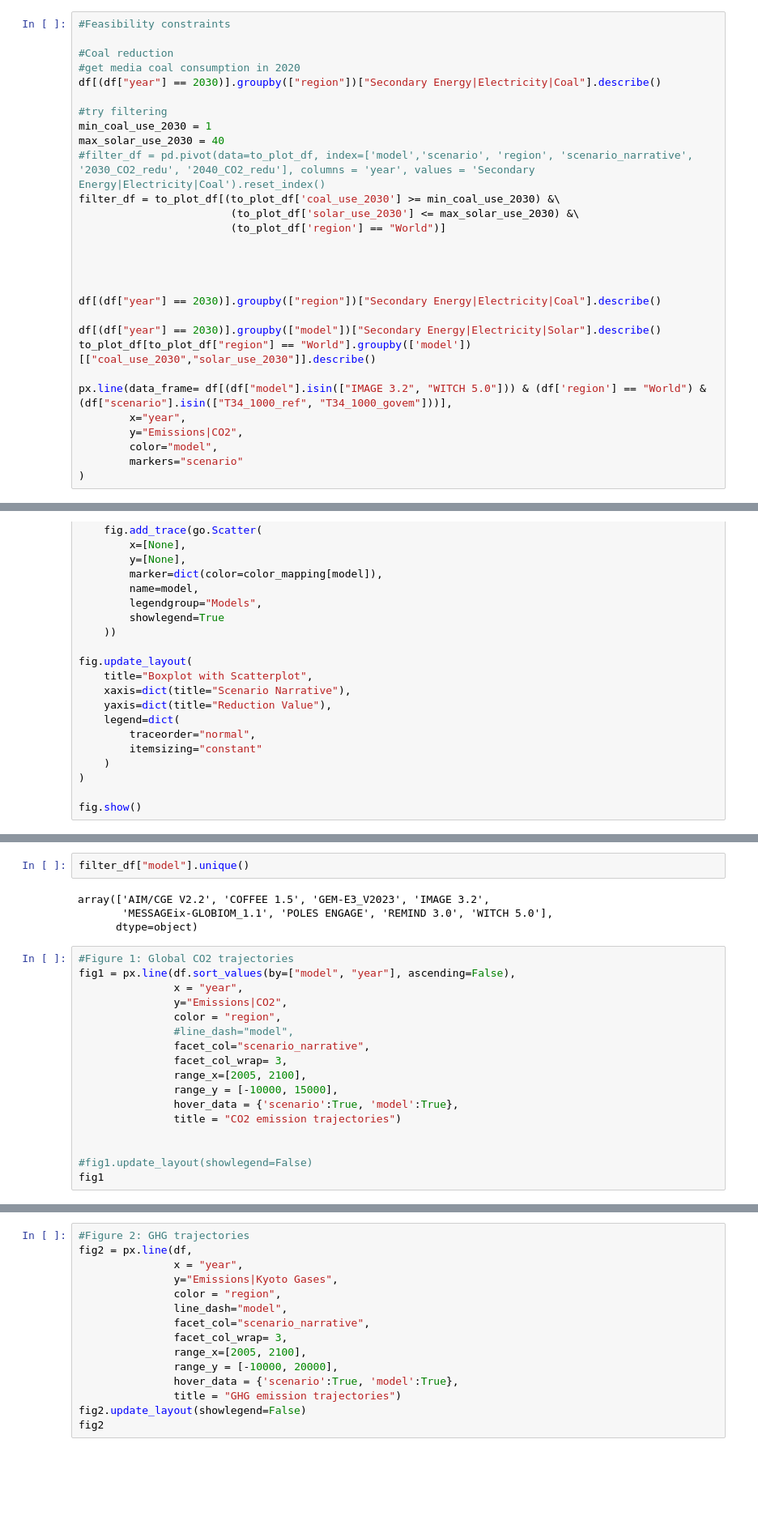
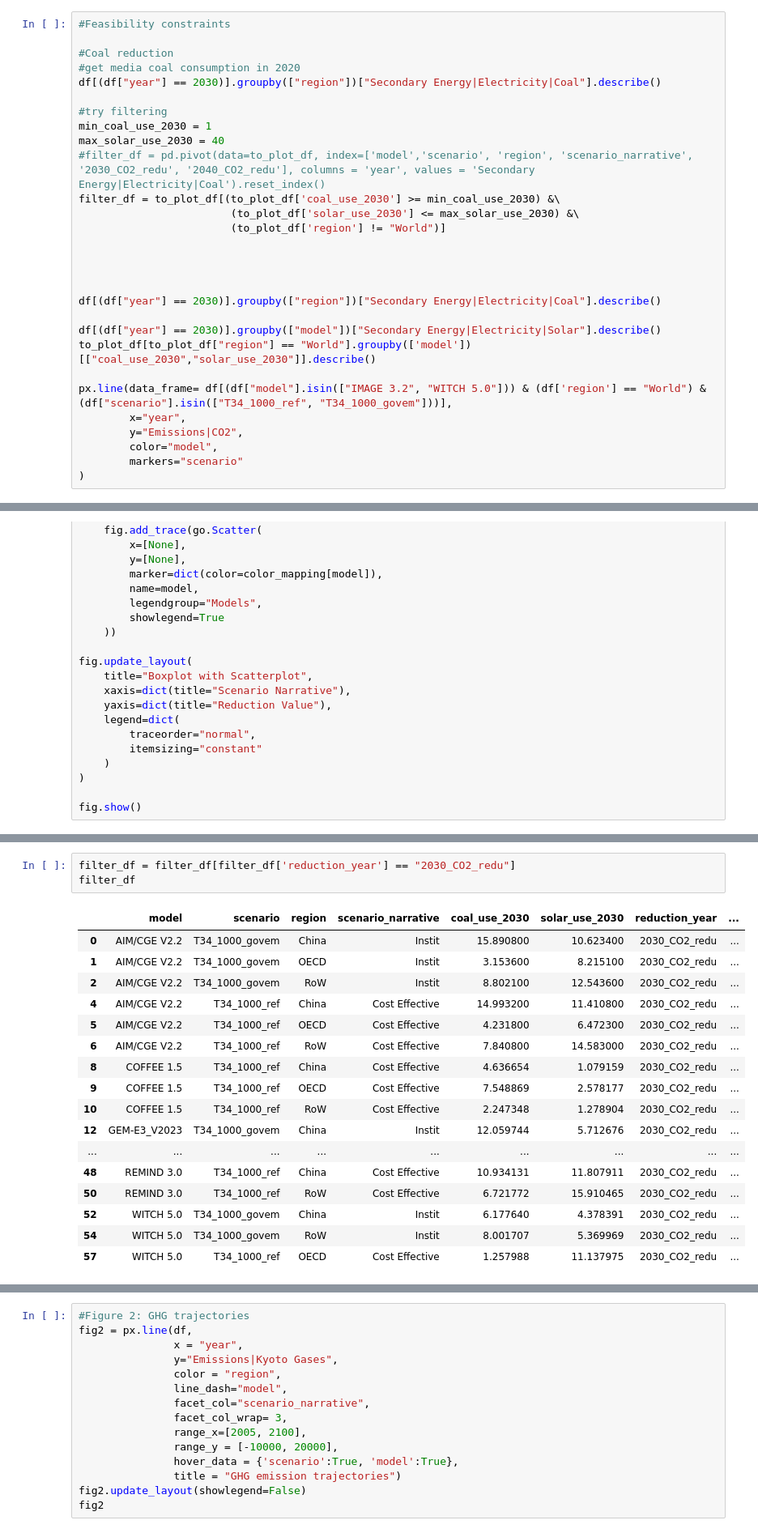
Before and after one commit to zyankarli/Feasibility_Tool, a Jupyter notebook: Tryout_Book.ipynb, the cells around one changed output, grey strips where cells are left out. Shown at 81% size. Saved outputs shown, nothing was run; the diff lists cells and outputs as text; blank space fills up the shorter version.

```diff
--- a/Tryout_Book.ipynb
+++ b/Tryout_Book.ipynb
@@ -295,7 +339,7 @@ max_solar_use_2030 = 40
 #filter_df = pd.pivot(data=to_plot_df, index=['model','scenario', 'region', 'scenario_narrative', '2030_CO2_redu', '2040_CO2_redu'], columns = 'year', values = 'Secondary Energy|Electricity|Coal').reset_index()
 filter_df = to_plot_df[(to_plot_df['coal_use_2030'] >= min_coal_use_2030) &\
                         (to_plot_df['solar_use_2030'] <= max_solar_use_2030) &\
-                        (to_plot_df['region'] == "World")]
+                        (to_plot_df['region'] != "World")]
 
 
 
@@ -499,23 +548,21 @@ fig.show()
-# %%
-filter_df["model"].unique()
-# %% [output]
-array(['AIM/CGE V2.2', 'COFFEE 1.5', 'GEM-E3_V2023', 'IMAGE 3.2',
-       'MESSAGEix-GLOBIOM_1.1', 'POLES ENGAGE', 'REMIND 3.0', 'WITCH 5.0'],
-      dtype=object)
-# %%
-#Figure 1: Global CO2 trajectories
-fig1 = px.line(df.sort_values(by=["model", "year"], ascending=False),
-               x = "year",
-               y="Emissions|CO2",
-               color = "region",
-               #line_dash="model",
-               facet_col="scenario_narrative",
-               facet_col_wrap= 3,
-               range_x=[2005, 2100],
-               range_y = [-10000, 15000],
-               hover_data = {'scenario':True, 'model':True},
-               title = "CO2 emission trajectories")
-
-
-#fig1.update_layout(showlegend=False)
-fig1
+# %%
+filter_df = filter_df[filter_df['reduction_year'] == "2030_CO2_redu"]
+filter_df
+# %% [output]
+|  | model | scenario | region | scenario_narrative | coal_use_2030 | solar_use_2030 | reduction_year | ... |
+| 0 | AIM/CGE V2.2 | T34_1000_govem | China | Instit | 15.890800 | 10.623400 | 2030_CO2_redu | ... |
+| 1 | AIM/CGE V2.2 | T34_1000_govem | OECD | Instit | 3.153600 | 8.215100 | 2030_CO2_redu | ... |
+| 2 | AIM/CGE V2.2 | T34_1000_govem | RoW | Instit | 8.802100 | 12.543600 | 2030_CO2_redu | ... |
+| 4 | AIM/CGE V2.2 | T34_1000_ref | China | Cost Effective | 14.993200 | 11.410800 | 2030_CO2_redu | ... |
+| 5 | AIM/CGE V2.2 | T34_1000_ref | OECD | Cost Effective | 4.231800 | 6.472300 | 2030_CO2_redu | ... |
+| 6 | AIM/CGE V2.2 | T34_1000_ref | RoW | Cost Effective | 7.840800 | 14.583000 | 2030_CO2_redu | ... |
+| 8 | COFFEE 1.5 | T34_1000_ref | China | Cost Effective | 4.636654 | 1.079159 | 2030_CO2_redu | ... |
+| 9 | COFFEE 1.5 | T34_1000_ref | OECD | Cost Effective | 7.548869 | 2.578177 | 2030_CO2_redu | ... |
+| 10 | COFFEE 1.5 | T34_1000_ref | RoW | Cost Effective | 2.247348 | 1.278904 | 2030_CO2_redu | ... |
+| 12 | GEM-E3_V2023 | T34_1000_govem | China | Instit | 12.059744 | 5.712676 | 2030_CO2_redu | ... |
+| ... | ... | ... | ... | ... | ... | ... | ... | ... |
+| 48 | REMIND 3.0 | T34_1000_ref | China | Cost Effective | 10.934131 | 11.807911 | 2030_CO2_redu | ... |
+| 50 | REMIND 3.0 | T34_1000_ref | RoW | Cost Effective | 6.721772 | 15.910465 | 2030_CO2_redu | ... |
+| 52 | WITCH 5.0 | T34_1000_govem | China | Instit | 6.177640 | 4.378391 | 2030_CO2_redu | ... |
+| 54 | WITCH 5.0 | T34_1000_govem | RoW | Instit | 8.001707 | 5.369969 | 2030_CO2_redu | ... |
+| 57 | WITCH 5.0 | T34_1000_ref | OECD | Cost Effective | 1.257988 | 11.137975 | 2030_CO2_redu | ... |
```
Also changed, not shown: parts of 4 cells of this notebook, 1 other file.
